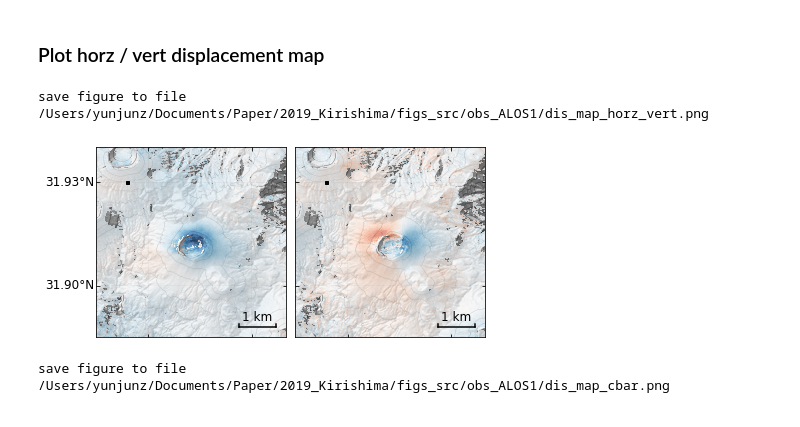
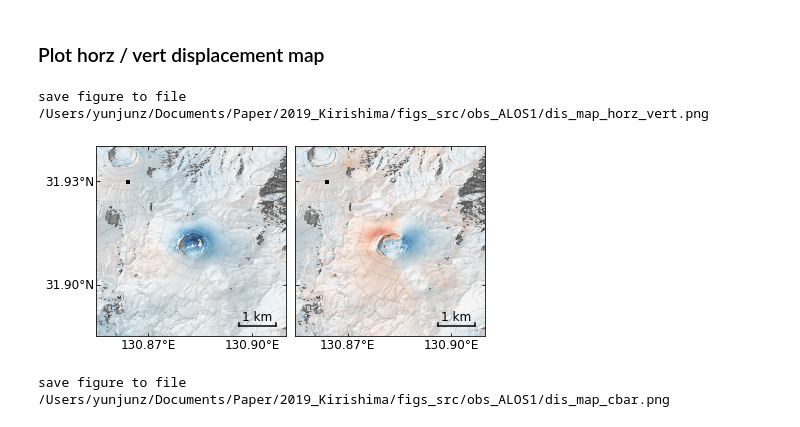
Before and after one commit to geodesymiami/2021-Kirishima, a Jupyter notebook: Fig_2_observation_ALOS1.ipynb, the cells around one changed output. Drawn from its saved outputs; the diff is of its cells as text; code cells hidden in the pictures.

```diff
--- a/Fig_2_observation_ALOS1.ipynb
+++ b/Fig_2_observation_ALOS1.ipynb
@@ -105,6 +105,8 @@ for i in range(2):
 
 # axes format
 for ax in axs:
+    ax.xaxis.tick_top()
+    ax.xaxis.set_label_position("top")
     ax.tick_params(which='both', direction='in', labelsize=font_size, bottom=True, top=True, left=True, right=True)
     pp.auto_adjust_xaxis_date(ax, dates_list[0])
     ax.set_xlim(dt(2006, 7, 1), dt(2011, 4, 1))
@@ -112,7 +114,7 @@ for ax in axs:
     ax.xaxis.set_minor_locator(mdates.MonthLocator())
     ax.yaxis.set_minor_locator(ticker.AutoMinorLocator())
     ax.yaxis.set_major_locator(ticker.MultipleLocator(5))
-axs[0].set_ylabel('LOS displacement [cm]', fontsize=font_size, y=0.35)
+axs[0].set_ylabel('LOS displacement [cm]', fontsize=font_size, y=0.45)
 fig.subplots_adjust(wspace=0.05, left=0.05, right=0.95, top=0.95, bottom=0.05)
 
 # output
@@ -137,7 +139,7 @@ opt += ' -c RdBu_r -v -5 5 -u cm '
 opt += ' --notitle --fontsize 12 --ref-size 3 --lalo-step 0.03 --nocbar --noscalebar --alpha 0.7 '
 opt += ' --noverbose '
 
-lalo_locs = ['1 0 1 0', '0 0 1 0']
+lalo_locs = ['1 0 0 0', '0 0 0 0']
 for ax, unw_file, lalo_loc in zip(axs, unw_file_list, lalo_locs):
     cmd = 'view.py {f} --lalo-loc {l} {o}'.format(f=unw_file, l=lalo_loc, o=opt)
     data, atr, inps = view.prep_slice(cmd)
@@ -175,36 +177,36 @@ asc_desc2horz_vert.py /Users/yunjunz/insarlab/Kirishima/ShinmoeAlosAT424/mintpy/
 # view.py options
 dem_file  = os.path.expanduser('~/insarlab/Kirishima/DEM/Shinmoe10m.dem.wgs84')
 opt = ' --sub-lon 130.855 130.91 --sub-lat 31.885 31.94 '
 opt += '--dem {} --contour-step 100 --contour-smooth 0.0 '.format(dem_file)
 opt += ' -c RdBu_r -v -5 5 -u cm '
 opt += ' --notitle --fontsize 12 --ref-size 3 --lalo-step 0.03 --nocbar '
 opt += ' --scalebar 0.2 0.85 0.05 --scalebar-pad 0.05 --alpha 0.7 '
 #opt += ' --ref-yx {} {} '.format(atr['REF_Y'], atr['REF_X']) #use the same reference point as displacement time-seris
 opt += ' --noverbose '
 
 ## plot
 fig, axs = plt.subplots(nrows=1, ncols=2, figsize=[6, 3])
 
 # vertical
-cmd = 'view.py {f} --lalo-loc 1 0 0 0 {o}'.format(f=up_file, o=opt)
+cmd = 'view.py {f} --lalo-loc 1 0 0 1 {o}'.format(f=up_file, o=opt)
 dataUp, atr, inps = view.prep_slice(cmd)
 axs[0], inps, im, cbar = view.plot_slice(axs[0], dataUp, atr, inps)
 
 # horizontal
-cmd = 'view.py {f} --lalo-loc 0 0 0 0 {o} '.format(f=hz_file, o=opt)
+cmd = 'view.py {f} --lalo-loc 0 0 0 1 {o} '.format(f=hz_file, o=opt)
 dataHz, atr, inps = view.prep_slice(cmd)
 axs[1], inps, im, cbar = view.plot_slice(axs[1], dataHz, atr, inps)
 
 fig.subplots_adjust(wspace=0.05, left=0.05, right=0.95, top=0.95, bottom=0.05)
 
 # output
 out_file = os.path.abspath('dis_map_horz_vert.png')
 plt.savefig(out_file, bbox_inches='tight', transparent=True, dpi=fig_dpi)
 print('save figure to file', out_file)
 plt.show()
 # %% [output]
 save figure to file /Users/yunjunz/Documents/Paper/2019_Kirishima/figs_src/obs_ALOS1/dis_map_horz_vert.png
-[figure, old version]
+[figure, new version]
 # %%
 # colorbar
 fig, cax = plt.subplots(nrows=1, ncols=1, figsize=[2, 0.15])
```
Also changed, not shown: parts of 3 cells of this notebook.
